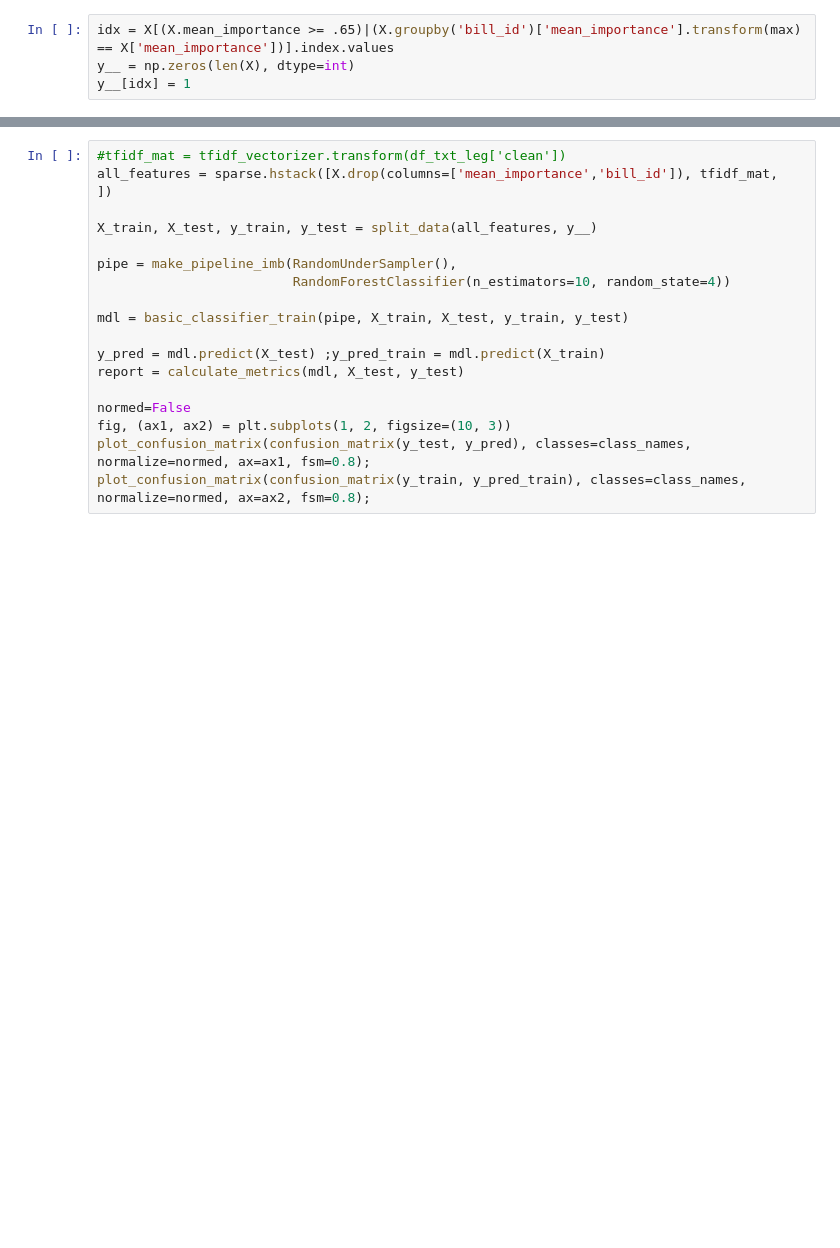
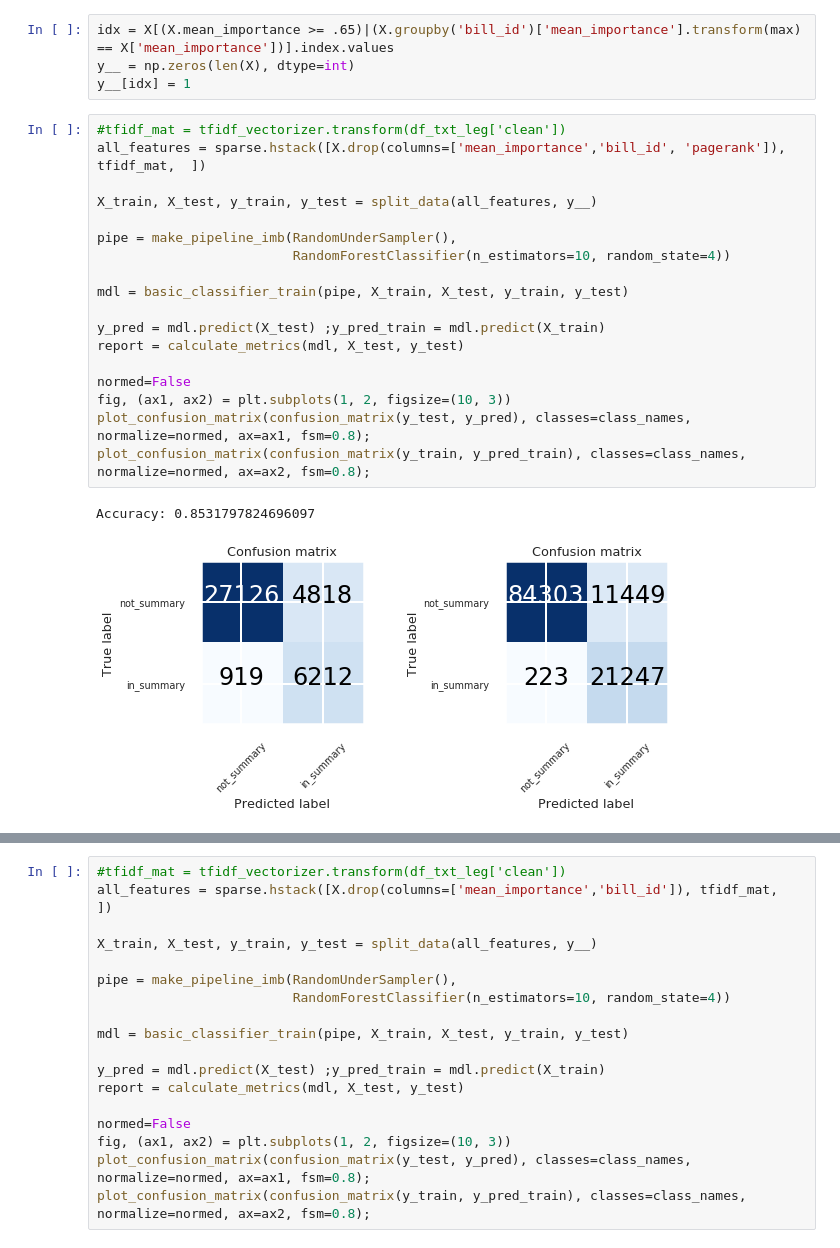
Before and after one commit to GitDavid/billuminate, a Jupyter notebook: src/notebooks/model-somewhere-in-here-linux-Copy1.ipynb, the cells around one changed output, grey strips where cells are left out. Drawn from its saved outputs; the diff is of its cells as text; blank space fills up the shorter version.

Commit message:
working on prettifying confusion matirx

```diff
--- a/src/notebooks/model-somewhere-in-here-linux-Copy1.ipynb
+++ b/src/notebooks/model-somewhere-in-here-linux-Copy1.ipynb
@@ -1447,3 +1520,24 @@ avg / total       0.96      0.96      0.48      0.96      0.67      0.47     390
 idx = X[(X.mean_importance >= .65)|(X.groupby('bill_id')['mean_importance'].transform(max) == X['mean_importance'])].index.values
 y__ = np.zeros(len(X), dtype=int)
 y__[idx] = 1
+# %%
+#tfidf_mat = tfidf_vectorizer.transform(df_txt_leg['clean'])
+all_features = sparse.hstack([X.drop(columns=['mean_importance','bill_id', 'pagerank']), tfidf_mat,  ])
+
+X_train, X_test, y_train, y_test = split_data(all_features, y__)
+
+pipe = make_pipeline_imb(RandomUnderSampler(),
+                         RandomForestClassifier(n_estimators=10, random_state=4))
+
+mdl = basic_classifier_train(pipe, X_train, X_test, y_train, y_test)
+
+y_pred = mdl.predict(X_test) ;y_pred_train = mdl.predict(X_train)
+report = calculate_metrics(mdl, X_test, y_test)
+
+normed=False
+fig, (ax1, ax2) = plt.subplots(1, 2, figsize=(10, 3))
+plot_confusion_matrix(confusion_matrix(y_test, y_pred), classes=class_names, normalize=normed, ax=ax1, fsm=0.8);
+plot_confusion_matrix(confusion_matrix(y_train, y_pred_train), classes=class_names, normalize=normed, ax=ax2, fsm=0.8);
+# %% [output]
+Accuracy: 0.8531797824696097
+[figure, added]
```
Also changed, not shown: parts of 24 cells of this notebook.
